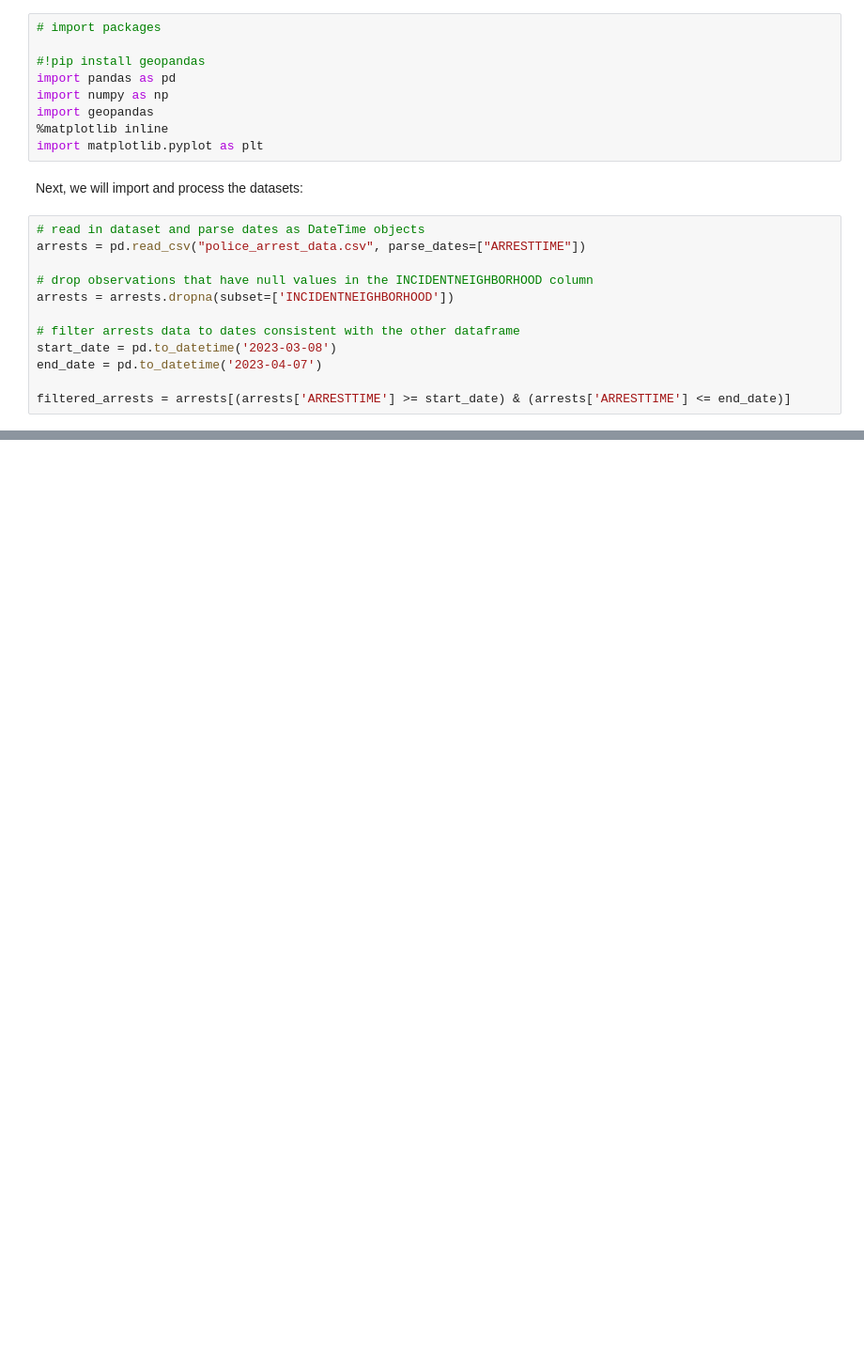
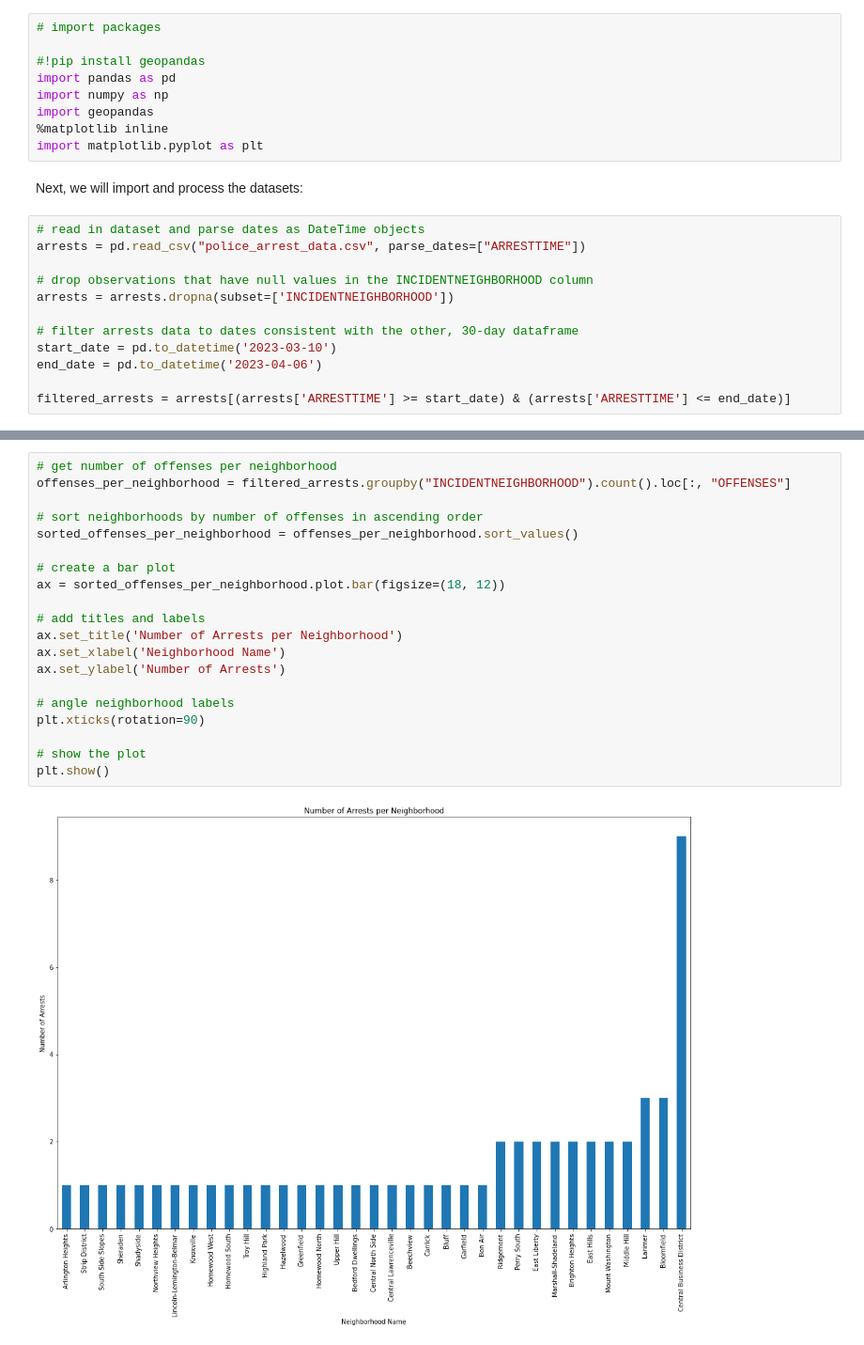
Before and after one commit to vrr11/CMPINF0010-Final-Project, a Jupyter notebook: Final Presentation.ipynb, the cells around one changed output, grey strips where cells are left out. Shown at 94% size. Drawn from its saved outputs; the diff is of its cells as text; blank space fills up the shorter version.

Commit message:
add plots

```diff
--- a/Final Presentation.ipynb
+++ b/Final Presentation.ipynb
@@ -20,8 +28,8 @@ arrests = pd.read_csv("police_arrest_data.csv", parse_dates=["ARRESTTIME"])
 # drop observations that have null values in the INCIDENTNEIGHBORHOOD column
 arrests = arrests.dropna(subset=['INCIDENTNEIGHBORHOOD'])
 
-# filter arrests data to dates consistent with the other dataframe
-start_date = pd.to_datetime('2023-03-08')
-end_date = pd.to_datetime('2023-04-07')
+# filter arrests data to dates consistent with the other, 30-day dataframe
+start_date = pd.to_datetime('2023-03-10')
+end_date = pd.to_datetime('2023-04-06')
 
 filtered_arrests = arrests[(arrests['ARRESTTIME'] >= start_date) & (arrests['ARRESTTIME'] <= end_date)]
@@ -29,0 +55,22 @@ FileNotFoundError: [Errno 2] No such file or directory: 'police_arrest_data.csv'
+# %%
+# get number of offenses per neighborhood
+offenses_per_neighborhood = filtered_arrests.groupby("INCIDENTNEIGHBORHOOD").count().loc[:, "OFFENSES"]
+
+# sort neighborhoods by number of offenses in ascending order
+sorted_offenses_per_neighborhood = offenses_per_neighborhood.sort_values()
+
+# create a bar plot
+ax = sorted_offenses_per_neighborhood.plot.bar(figsize=(18, 12))
+
+# add titles and labels
+ax.set_title('Number of Arrests per Neighborhood')
+ax.set_xlabel('Neighborhood Name')
+ax.set_ylabel('Number of Arrests')
+
+# angle neighborhood labels
+plt.xticks(rotation=90)
+
+# show the plot
+plt.show()
+# %% [output]
+[figure, added]
```
Also changed, not shown: parts of 13 cells of this notebook, 1 other file.
